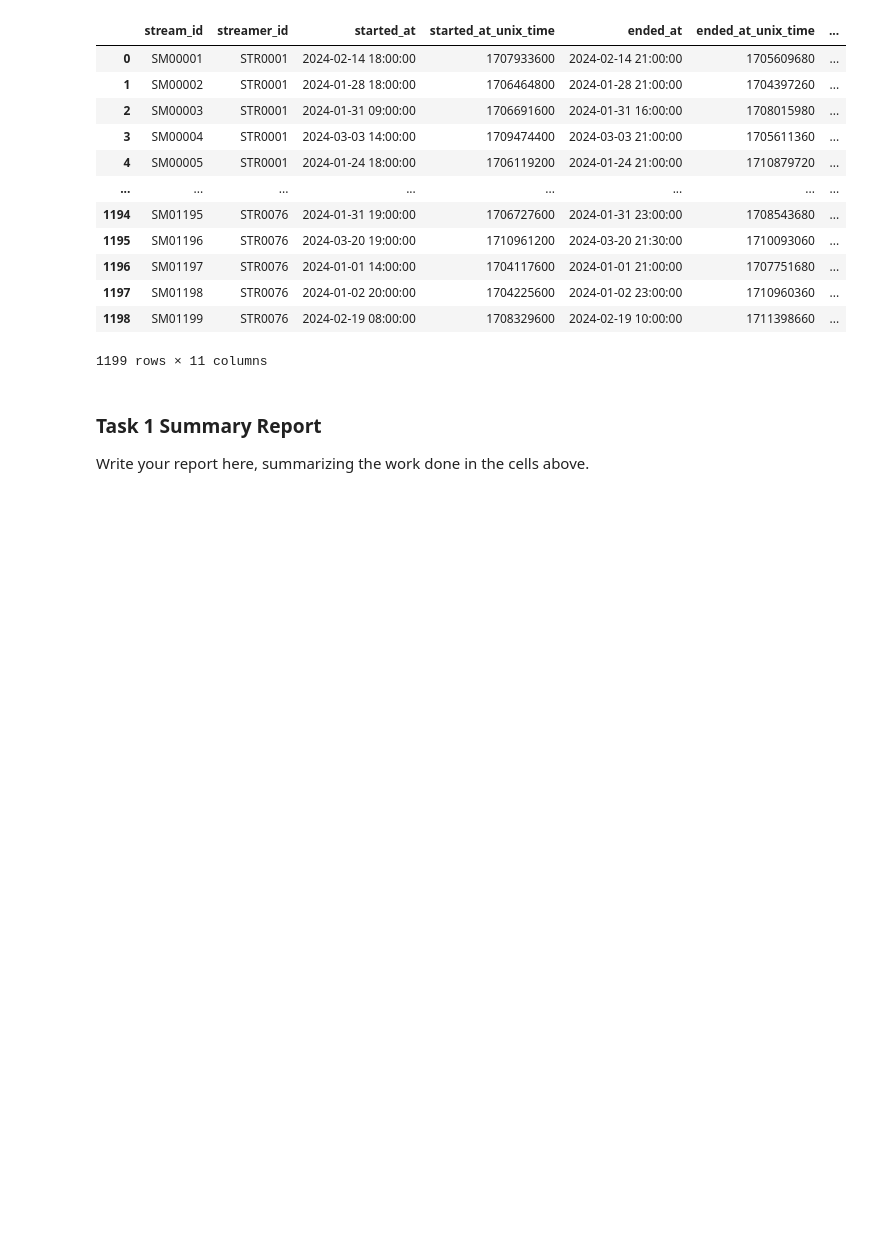
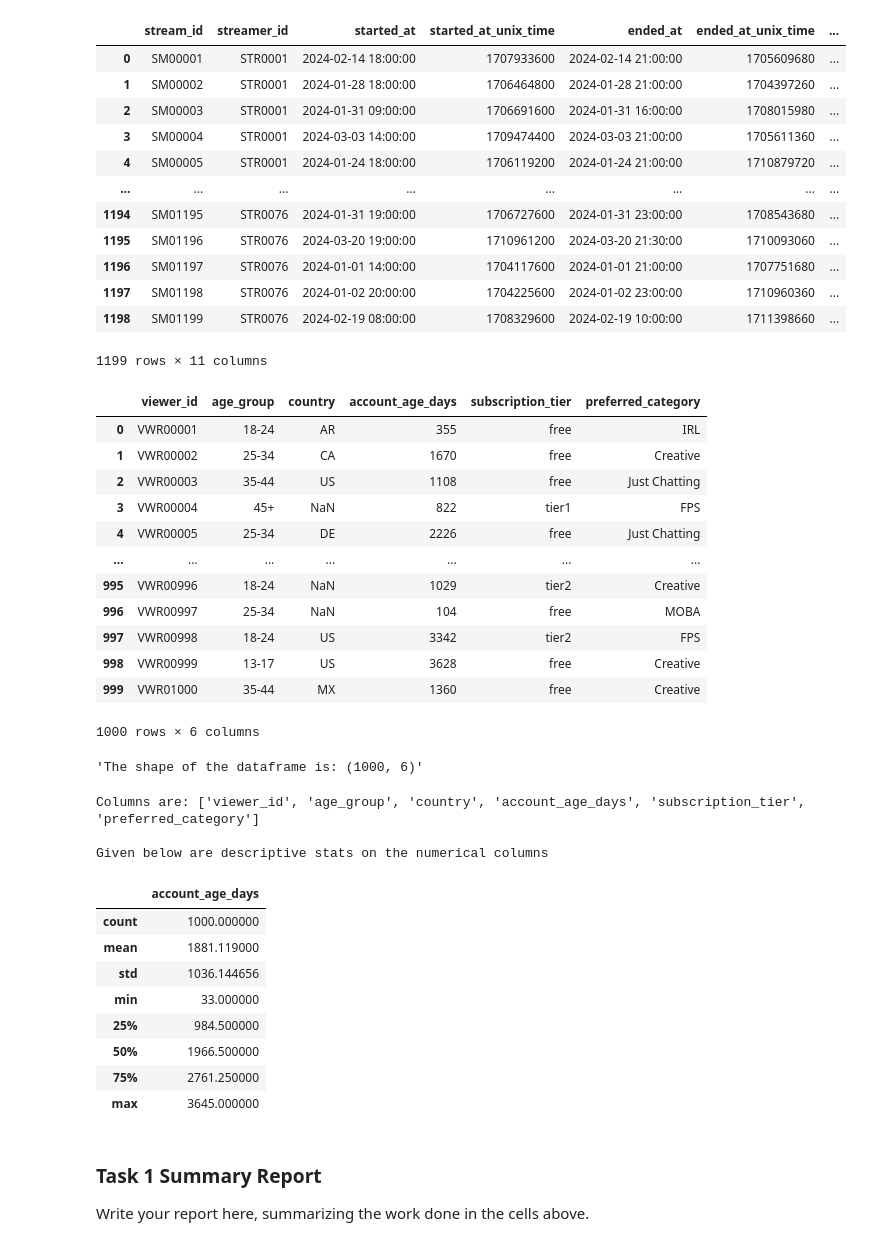
Before and after one commit to atifmmahmud/mahmud_atif_Assignment01, a Jupyter notebook: iat461_a1_atifm.ipynb, the cells around one changed output. Cells and saved outputs as stored; diff of their text form; code cells hidden in the pictures; blank space fills up the shorter version.

```diff
--- a/iat461_a1_atifm.ipynb
+++ b/iat461_a1_atifm.ipynb
@@ -243,6 +260,43 @@ display(df_streams)
 | 1197 | SM01198 | STR0076 | 2024-01-02 20:00:00 | 1704225600 | 2024-01-02 23:00:00 | 1710960360 | ... |
 | 1198 | SM01199 | STR0076 | 2024-02-19 08:00:00 | 1708329600 | 2024-02-19 10:00:00 | 1711398660 | ... |
 1199 rows × 11 columns
+# %%
+# TASK 1d: VIEWERS.CSV
+df_viewers = pd.read_csv("data/viewers.csv")
+display(df_viewers)
+display (f"The shape of the dataframe is: {df_viewers.shape}")
+columns_viewers = [*df_viewers.columns]
+print(f"Columns are: {columns_viewers}")
+
+print("\nGiven below are descriptive stats on the numerical columns\n")
+df_viewers.describe()
+# %% [output]
+|  | viewer_id | age_group | country | account_age_days | subscription_tier | preferred_category |
+| 0 | VWR00001 | 18-24 | AR | 355 | free | IRL |
+| 1 | VWR00002 | 25-34 | CA | 1670 | free | Creative |
+| 2 | VWR00003 | 35-44 | US | 1108 | free | Just Chatting |
+| 3 | VWR00004 | 45+ | NaN | 822 | tier1 | FPS |
+| 4 | VWR00005 | 25-34 | DE | 2226 | free | Just Chatting |
+| ... | ... | ... | ... | ... | ... | ... |
+| 995 | VWR00996 | 18-24 | NaN | 1029 | tier2 | Creative |
+| 996 | VWR00997 | 25-34 | NaN | 104 | free | MOBA |
+| 997 | VWR00998 | 18-24 | US | 3342 | tier2 | FPS |
+| 998 | VWR00999 | 13-17 | US | 3628 | free | Creative |
+| 999 | VWR01000 | 35-44 | MX | 1360 | free | Creative |
+1000 rows × 6 columns
+'The shape of the dataframe is: (1000, 6)'
+Columns are: ['viewer_id', 'age_group', 'country', 'account_age_days', 'subscription_tier', 'preferred_category']
+
+Given below are descriptive stats on the numerical columns
+|  | account_age_days |
+| count | 1000.000000 |
+| mean | 1881.119000 |
+| std | 1036.144656 |
+| min | 33.000000 |
+| 25% | 984.500000 |
+| 50% | 1966.500000 |
+| 75% | 2761.250000 |
+| max | 3645.000000 |
 # %% [markdown]
 ### Task 1 Summary Report
 
```
Also changed, not shown: parts of 4 cells of this notebook.
